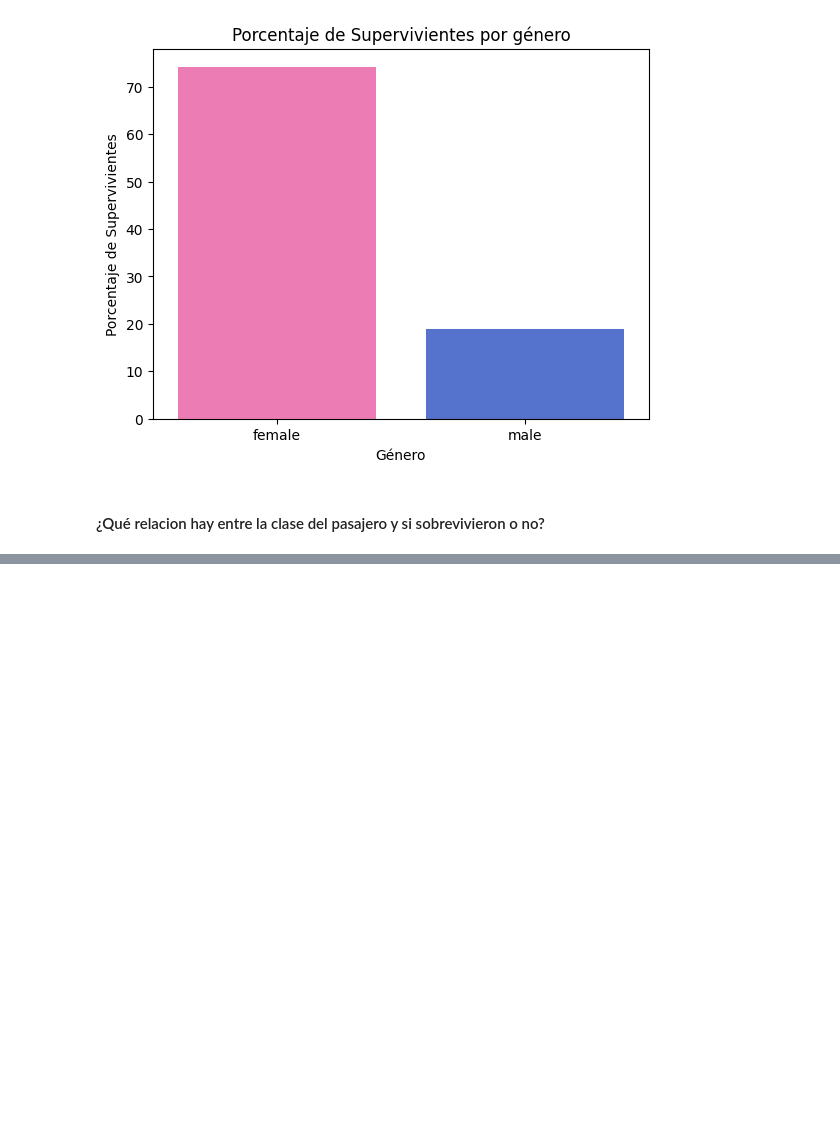
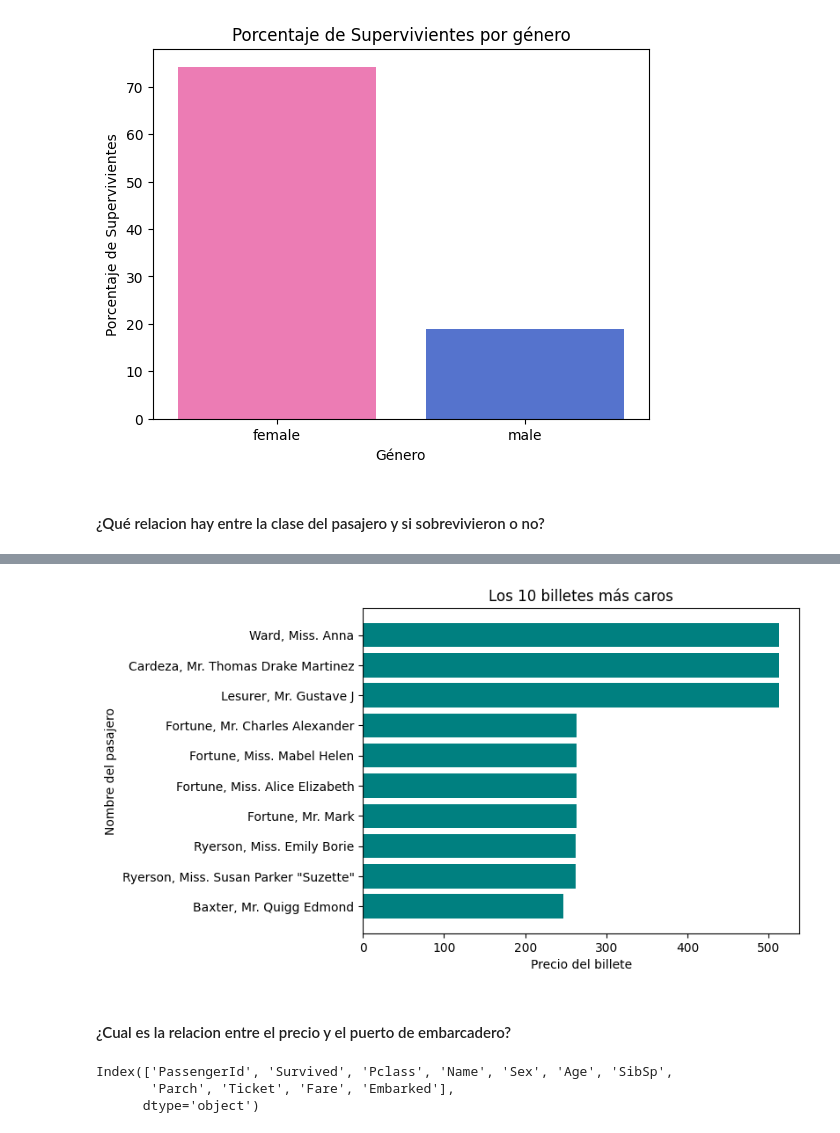
Before and after one commit to JaimeVecina/Ejercicio_Titanic_Proyecto, a Jupyter notebook: Ejercicio_Titanic.ipynb, the cells around one changed output, grey strips where cells are left out. Cells and saved outputs as stored; diff of their text form; code cells hidden in the pictures; blank space fills up the shorter version.

```diff
--- a/Ejercicio_Titanic.ipynb
+++ b/Ejercicio_Titanic.ipynb
@@ -294,0 +375,3 @@ plt.show()
+# %%
+billetes_mas_caros = df.nlargest(10, 'Fare')
+print(billetes_mas_caros)
@@ -294,0 +396,18 @@ plt.show()
+# %%
+# Gráfico de barras horizontales
+plt.barh(billetes_mas_caros['Name'], billetes_mas_caros['Fare'], color='teal')
+plt.xlabel('Precio del billete')
+plt.ylabel('Nombre del pasajero')
+plt.title('Los 10 billetes más caros')
+plt.gca().invert_yaxis()  # Invierto el eje para que aparezcan los más caros arriba
+plt.show()
+# %% [output]
+[figure, added]
+# %% [markdown]
+#### ¿Cual es la relacion entre el precio y el puerto de embarcadero?
+# %%
+df.columns
+# %% [output]
+Index(['PassengerId', 'Survived', 'Pclass', 'Name', 'Sex', 'Age', 'SibSp',
+       'Parch', 'Ticket', 'Fare', 'Embarked'],
+      dtype='object')
```
Also changed, not shown: parts of 15 cells of this notebook.
